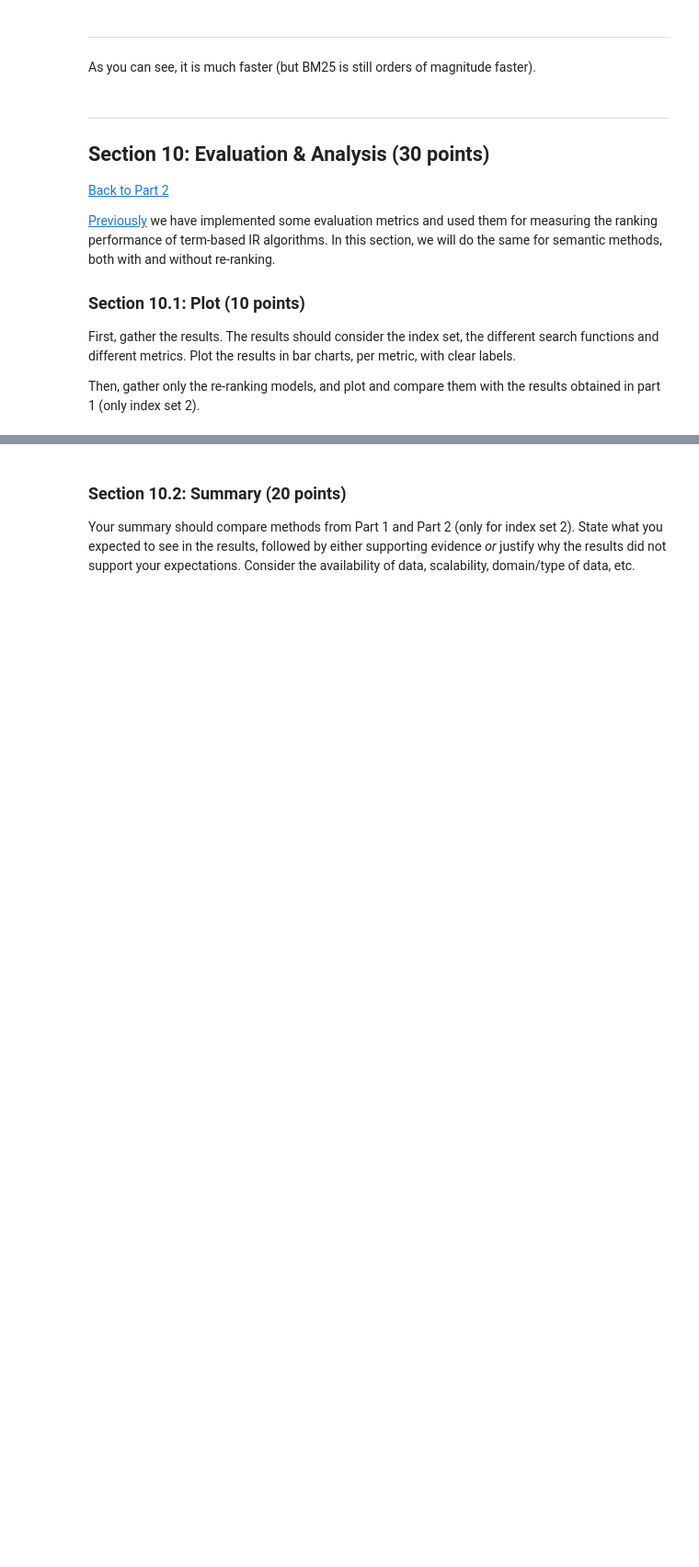
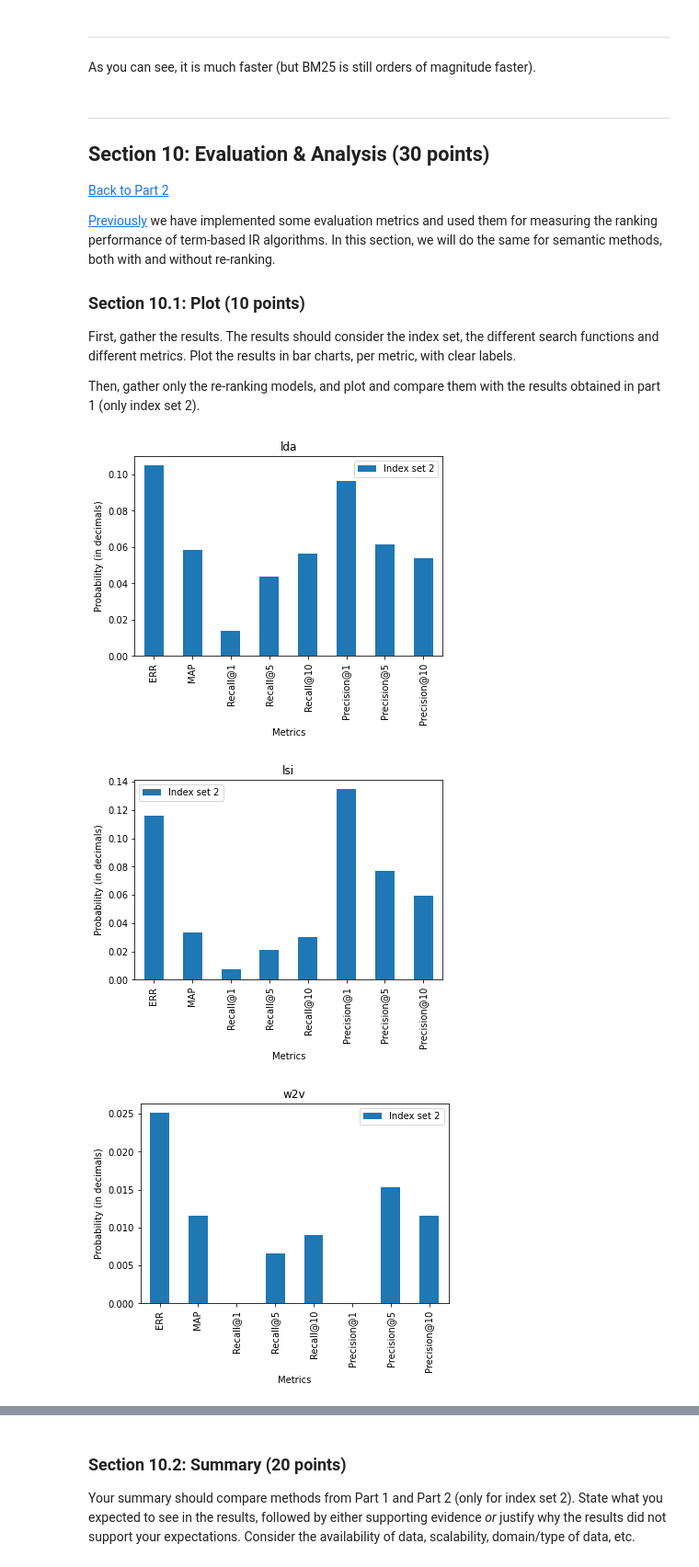
Before and after one commit to ccfelius/InformationRetrieval, a Jupyter notebook: 12020397_12368032_13323091.ipynb, the cells around one changed output, grey strips where cells are left out. Shown at 92% size. Drawn from its saved outputs; the diff is of its cells as text; code cells hidden in the pictures; blank space fills up the shorter version.

```diff
--- a/12020397_12368032_13323091.ipynb
+++ b/12020397_12368032_13323091.ipynb
@@ -1483,8 +1617,11 @@ class DenseRetrievalRanker:
             `self.vectorized_documents` using `self.similarity_fn`
             Returns a list of (doc_id, score) tuples
         """
-        # YOUR CODE HERE
-        raise NotImplementedError()
+        # Calculate cosine similarity score for every document
+        scores = {key: self.similarity_fn(query_vector, value) for (key, value) in self.vectorized_documents.items()}
+
+        # Return list with tuples containing document_id sorted on score in descending order
+        return sorted(scores.items(), key=lambda x: x[1], reverse=True)
 
     def search(self, query):
         scores = self._compute_sim(self.vsrm.vectorize_query(query))
@@ -1594,8 +1749,9 @@ class LdaRetrievalModel(VectorSpaceRetrievalModel):
 
 
     def train_model(self):
-        # YOUR CODE HERE
-        raise NotImplementedError()
+        self.model = LdaModel(self.corpus, id2word=self.id2word, num_topics=self.num_topics, chunksize=self.chunksize,
+                        passes=self.passes, iterations=self.iterations, eval_every=self.eval_every,
+                        minimum_probability=self.minimum_probability, alpha=self.alpha, eta=self.eta)
 # %%
 ##### Function check
 lda = LdaRetrievalModel(doc_repr_2)
@@ -1822,8 +2175,20 @@ class DenseRerankingModel:
             First, retrieve the top K results using the retrieval function
             Then, re-rank the results using the VSRM instance
         """
-        # YOUR CODE HERE
-        raise NotImplementedError()
+        query_vector = self.vsrm.vectorize_query(query)
+
+        # Calculate cosine similarity score for every document
+        scores = {key: self.similarity_fn(query_vector, value) for (key, value) in self.vectorized_documents.items()}
+        sorted(scores.items(), key=lambda x: x[1], reverse=True)
+
+        doc_id = []
+        rank = []
+
+        # Re-rank the top K results using the VSRM instance
+        for doc in self.ret(query)[:K]:
+            doc_id.append(doc[0])
+            rank.append(scores[doc[0]])
+        return list(zip(doc_id, rank))
 # %%
 ##### Function check
 bm25_search_2 = partial(bm25_search, index_set=2)
@@ -1888,0 +2264,21 @@ raise NotImplementedError()
+# %%
+index = ["ERR","MAP","Recall@1","Recall@5","Recall@10", "Precision@1",
+         "Precision@5","Precision@10"]
+xlabel = "Metrics"
+ylabel = "Probability (in decimals)"
+
+for method in list_of_sem_search_fns:
+    plotdata = pd.DataFrame({
+    "Index set 2": evaluate_search_fn(method[1], list_of_metrics),
+    },
+    index=index
+    )
+    plotdata.plot(kind="bar")
+    plt.title(method[0])
+    plt.xlabel(xlabel)
+    plt.ylabel(ylabel)
+    plt.show()
+# %% [output]
+[figure, added]
+[figure, added]
+[figure, added]
```
Also changed, not shown: parts of 42 cells of this notebook.
